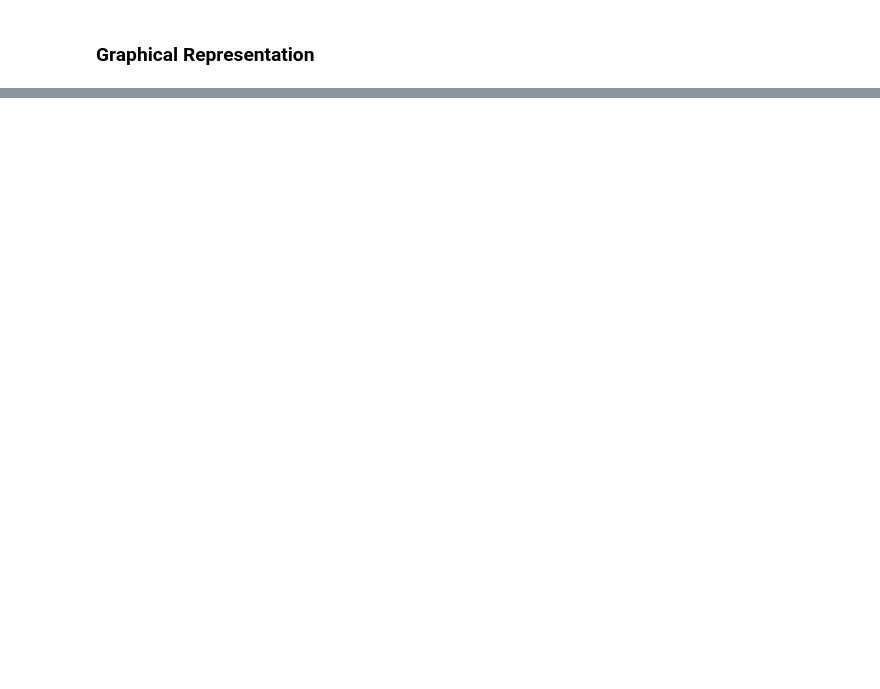
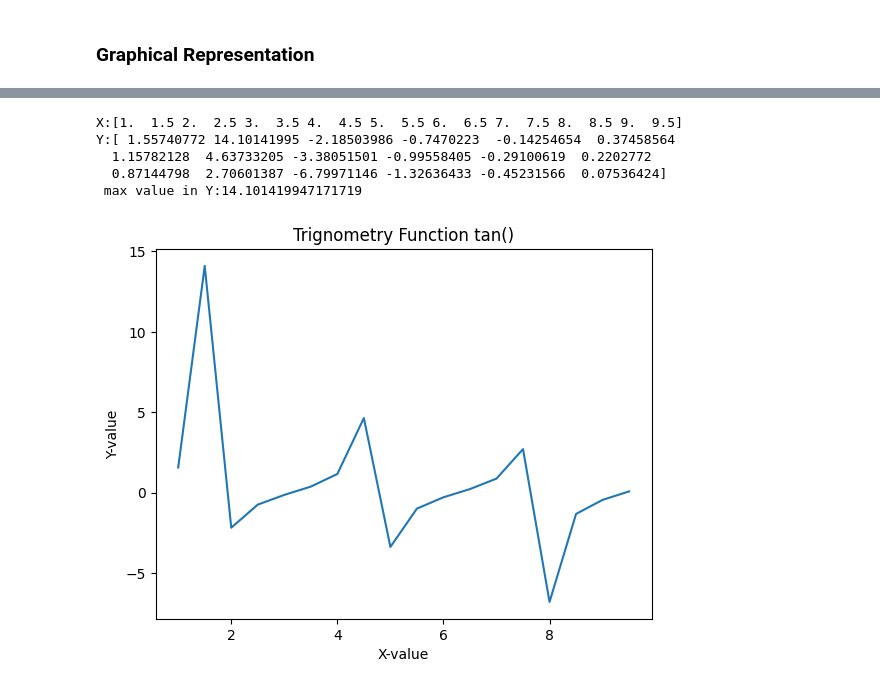
Before and after one commit to BasitAli164/Semester-Stash, a Jupyter notebook: Semester-6/DIP/assignmentPractice/Lab3/lab3.ipynb, the cells around one changed output, grey strips where cells are left out. Cells and saved outputs as stored; diff of their text form; code cells hidden in the pictures; blank space fills up the shorter version.

```diff
--- a/Semester-6/DIP/assignmentPractice/Lab3/lab3.ipynb
+++ b/Semester-6/DIP/assignmentPractice/Lab3/lab3.ipynb
@@ -207,0 +209,18 @@ plt.show()
+# %%
+x=np.arange(1,10,0.5)
+y=np.tan(x)
+print(f"X:{x}\nY:{y}\n max value in Y:{np.max(y)}")
+
+plt.plot(x,y)
+plt.title("Trignometry Function tan()")
+plt.xlabel("X-value")
+plt.ylabel("Y-value")
+plt.grid=True
+plt.show()
+# %% [output]
+X:[1.  1.5 2.  2.5 3.  3.5 4.  4.5 5.  5.5 6.  6.5 7.  7.5 8.  8.5 9.  9.5]
+Y:[ 1.55740772 14.10141995 -2.18503986 -0.7470223  -0.14254654  0.37458564
+  1.15782128  4.63733205 -3.38051501 -0.99558405 -0.29100619  0.2202772
+  0.87144798  2.70601387 -6.79971146 -1.32636433 -0.45231566  0.07536424]
+ max value in Y:14.101419947171719
+[figure, added]
```
Also changed, not shown: parts of 2 cells of this notebook.
